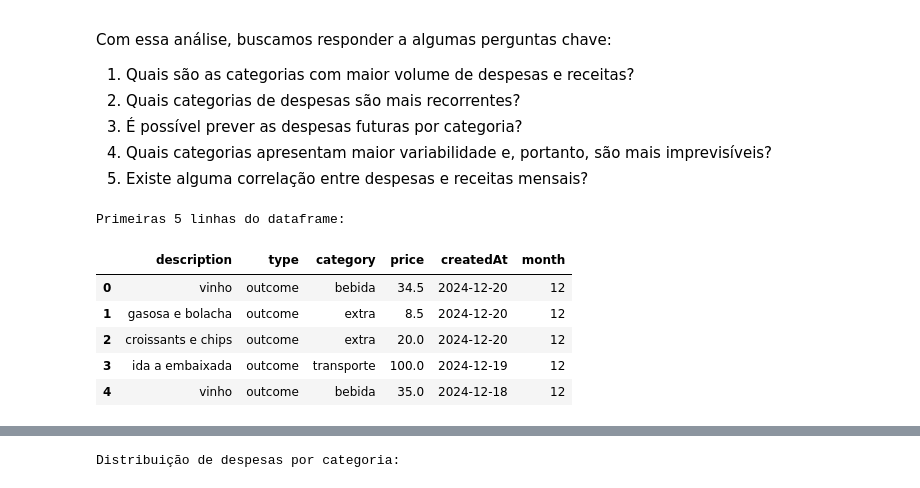
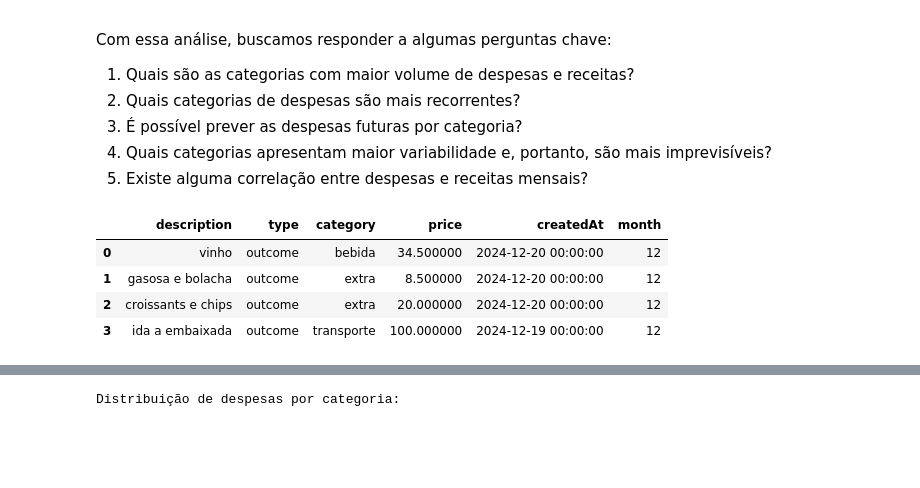
Before and after one commit to talisma-cassoma/ourmoney.desktop, a Jupyter notebook: Exploratory_Data_Analysis.ipynb, the cells around one changed output, grey strips where cells are left out. Cells and saved outputs as stored; diff of their text form; code cells hidden in the pictures; blank space fills up the shorter version.

Commit message:
add style to dataframes tables

```diff
--- a/Exploratory_Data_Analysis.ipynb
+++ b/Exploratory_Data_Analysis.ipynb
@@ -382,19 +412,16 @@ class VariabilityAnalyzer:
           })
         return pd.DataFrame(variability_data)
 # %%
-# @title Carregamento e Preparação dos Dados
+# @title Load data
 file_path = "/content/transactions.xlsx"
 data_processor = DataProcessor(file_path)
 df = data_processor.get_dataframe()
-print("Primeiras 5 linhas do dataframe:")
-df.head()
+display(df.head(4).style.background_gradient())
 # %% [output]
-Primeiras 5 linhas do dataframe:
 |  | description | type | category | price | createdAt | month |
-| 0 | vinho | outcome | bebida | 34.5 | 2024-12-20 | 12 |
-| 1 | gasosa e bolacha | outcome | extra | 8.5 | 2024-12-20 | 12 |
-| 2 | croissants e chips | outcome | extra | 20.0 | 2024-12-20 | 12 |
-| 3 | ida a embaixada | outcome | transporte | 100.0 | 2024-12-19 | 12 |
-| 4 | vinho | outcome | bebida | 35.0 | 2024-12-18 | 12 |
+| 0 | vinho | outcome | bebida | 34.500000 | 2024-12-20 00:00:00 | 12 |
+| 1 | gasosa e bolacha | outcome | extra | 8.500000 | 2024-12-20 00:00:00 | 12 |
+| 2 | croissants e chips | outcome | extra | 20.000000 | 2024-12-20 00:00:00 | 12 |
+| 3 | ida a embaixada | outcome | transporte | 100.000000 | 2024-12-19 00:00:00 | 12 |
 # %%
 # @title Análise Exploratória
```
Also changed, not shown: parts of 4 cells of this notebook.
